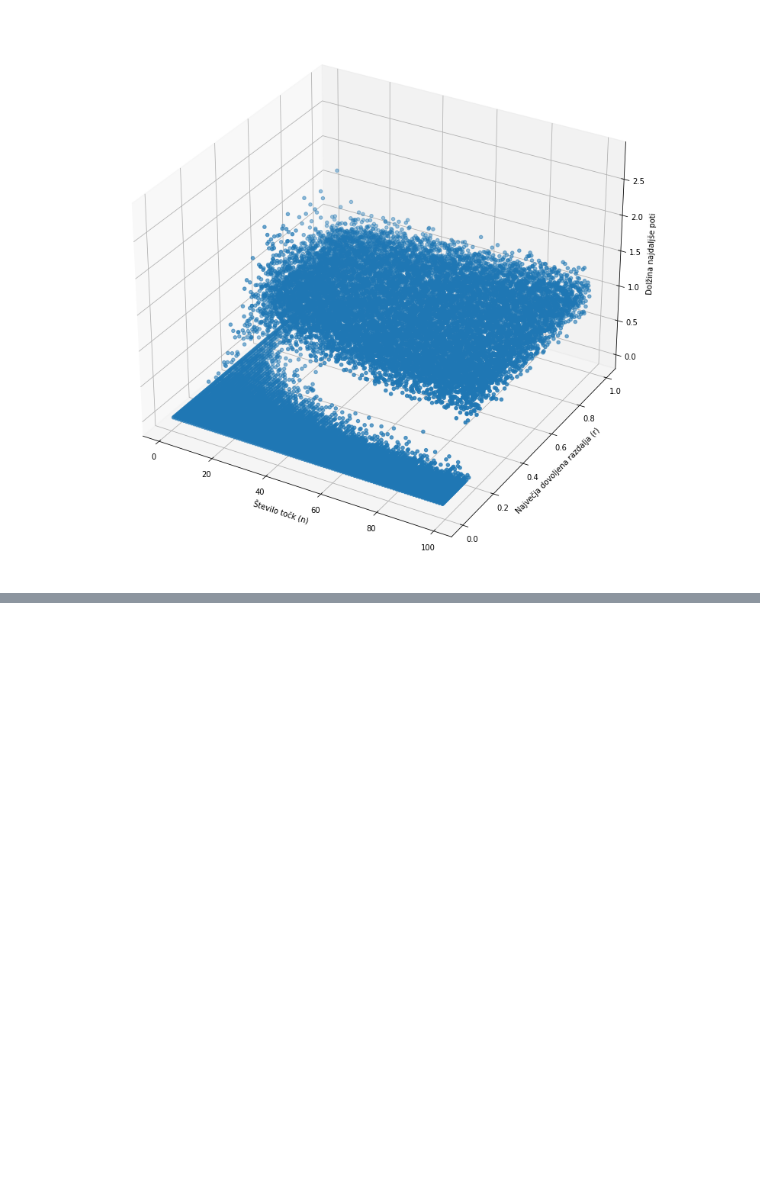
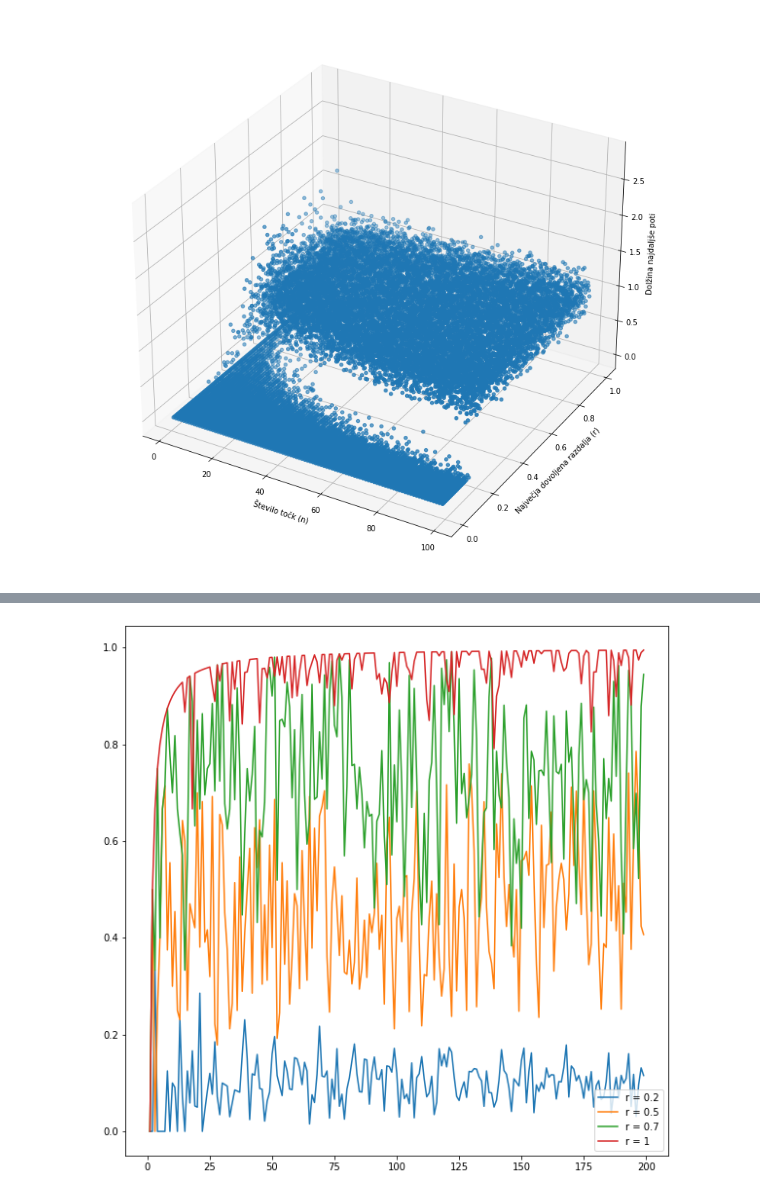
Before and after one commit to timkalan/poti-v-kvadratu, a Jupyter notebook: koda/izracuni.ipynb, the cells around one changed output, grey strips where cells are left out. Drawn from its saved outputs; the diff is of its cells as text; code cells hidden in the pictures; blank space fills up the shorter version.

Commit message:
procent povezanih

```diff
--- a/koda/izracuni.ipynb
+++ b/koda/izracuni.ipynb
@@ -484,0 +490,32 @@ Wall time: 2min 22s
+# %%
+def procent_povezanih_tocke(max_st_tock, max_razdalja):
+    tocke = []
+    procenti = []
+
+    for i in range(1, max_st_tock):
+        a = Kvadrat(i, max_razdalja)
+        tocke.append(i)
+
+        opazovana = a.tocke[0]
+        povezane = a.bliznje().get(opazovana)
+
+        procenti.append(len(povezane) / len(a.tocke))
+
+    return tocke, procenti
+# %%
+#tocke, procenti = procent_povezanih_tocke(300, 0.5)
+
+#plt.plot(tocke, procenti);
+
+tocke1, dolzine1 = procent_povezanih_tocke(200, 0.2)
+tocke2, dolzine2 = procent_povezanih_tocke(200, 0.5)
+tocke3, dolzine3 = procent_povezanih_tocke(200, 0.7)
+tocke4, dolzine4 = procent_povezanih_tocke(200, 1)
+
+plt.plot(tocke1, dolzine1, label='r = 0.2');
+plt.plot(tocke2, dolzine2, label='r = 0.5');
+plt.plot(tocke3, dolzine3, label='r = 0.7');
+plt.plot(tocke4, dolzine4, label='r = 1');
+plt.legend();
+# %% [output]
+[figure, added]
```
Also changed, not shown: parts of 4 cells of this notebook.
